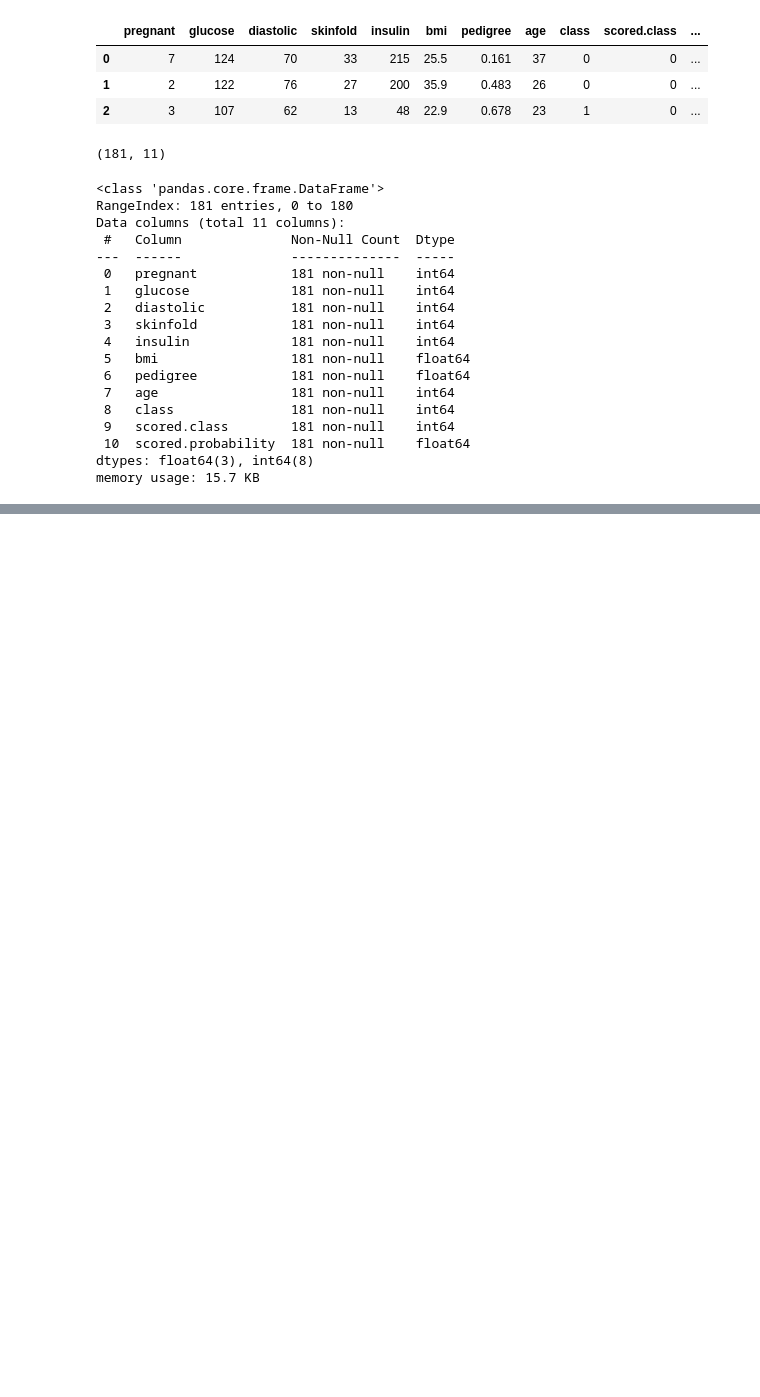
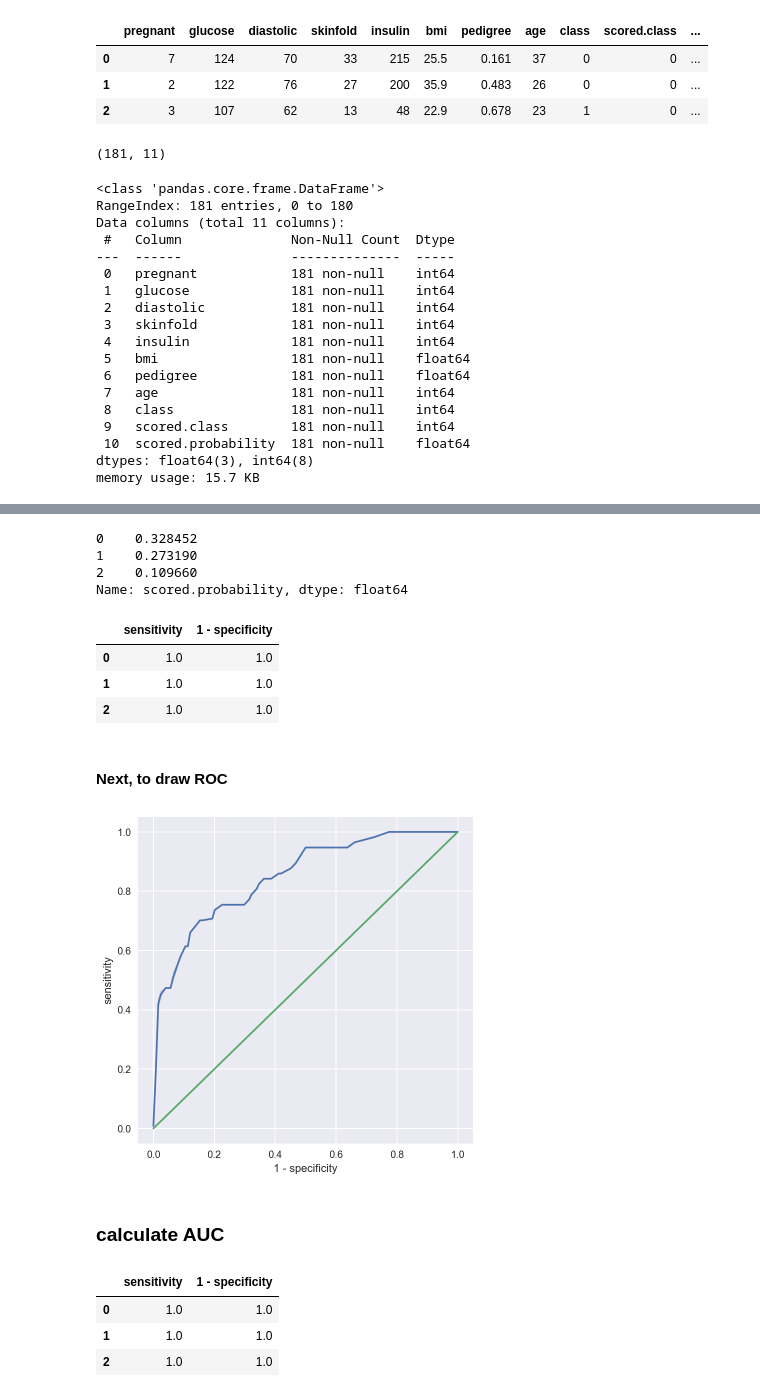
Before and after one commit to Yuehao-Wang/DAV-6150, a Jupyter notebook: Y_Wang_M5_assn_.ipynb, the cells around one changed output, grey strips where cells are left out. Drawn from its saved outputs; the diff is of its cells as text; code cells hidden in the pictures; blank space fills up the shorter version.

```diff
--- a/Y_Wang_M5_assn_.ipynb
+++ b/Y_Wang_M5_assn_.ipynb
@@ -74,0 +268,8 @@ memory usage: 15.7 KB
+# %%
+def my_sensitivity(actuals, predicts):
+    cor_map = my_confusion_matrix(actuals, predicts)
+    result = (cor_map['tp']) / (cor_map['tp'] + cor_map['fn'])
+
+    #print("sensitivity = %.4f" %result)
+
+    return result
@@ -74,0 +284,8 @@ memory usage: 15.7 KB
+# %%
+def my_specificity(actuals, predicts):
+    cor_map = my_confusion_matrix(actuals, predicts)
+    result = (cor_map['tn']) / (cor_map['tn'] + cor_map['fp'])
+
+    #print("specificity = %.4f" %result)
+
+    return result
@@ -74,0 +330,16 @@ memory usage: 15.7 KB
+# %%
+df['scored.probability'].head(3)
+# %% [output]
+0    0.328452
+1    0.273190
+2    0.109660
+Name: scored.probability, dtype: float64
+# %%
+# to compare a threshold and a probability.
+def compare_threshold(data, col = 'scored.probability', threshold = 0.5):
+    predict = data.apply(
+        lambda row: 1 if row[col] > threshold and row[col] < 1.0 else 0, axis=1)
+
+    #print(predict.value_counts())
+
+    return predict
@@ -74,0 +377,38 @@ memory usage: 15.7 KB
+# %%
+roc_df = loop_cal_roc(df, gap = 0.01, actual_col = 'class')
+roc_df.head(3)
+# %% [output]
+|  | sensitivity | 1 - specificity |
+| 0 | 1.0 | 1.0 |
+| 1 | 1.0 | 1.0 |
+| 2 | 1.0 | 1.0 |
+# %% [markdown]
+#### Next, to draw ROC
+# %%
+def my_roc():
+    # draw ROC Cruve
+    f, ax = plt.subplots(figsize=(6,6))
+    sns.lineplot(data=roc_df, x="1 - specificity", y="sensitivity", ax = ax)
+
+    # draw baseline
+    point1 = [0.0, 0.0]
+    point2 = [1.0, 1.0]
+
+    x_values = [point1[0], point2[0]]
+
+    y_values = [point1[1], point2[1]]
+
+    plt.plot(x_values, y_values)
+
+my_roc()
+# %% [output]
+[figure, added]
+# %% [markdown]
+### calculate AUC
+# %%
+roc_df.head(3)
+# %% [output]
+|  | sensitivity | 1 - specificity |
+| 0 | 1.0 | 1.0 |
+| 1 | 1.0 | 1.0 |
+| 2 | 1.0 | 1.0 |
```
Also changed, not shown: parts of 81 cells of this notebook, 11 other files.
